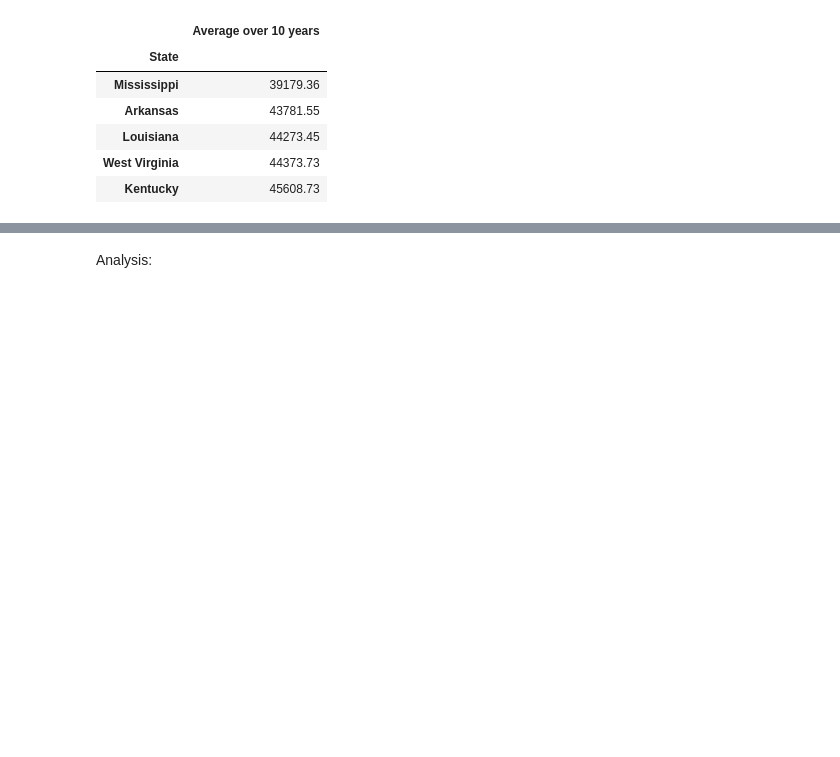
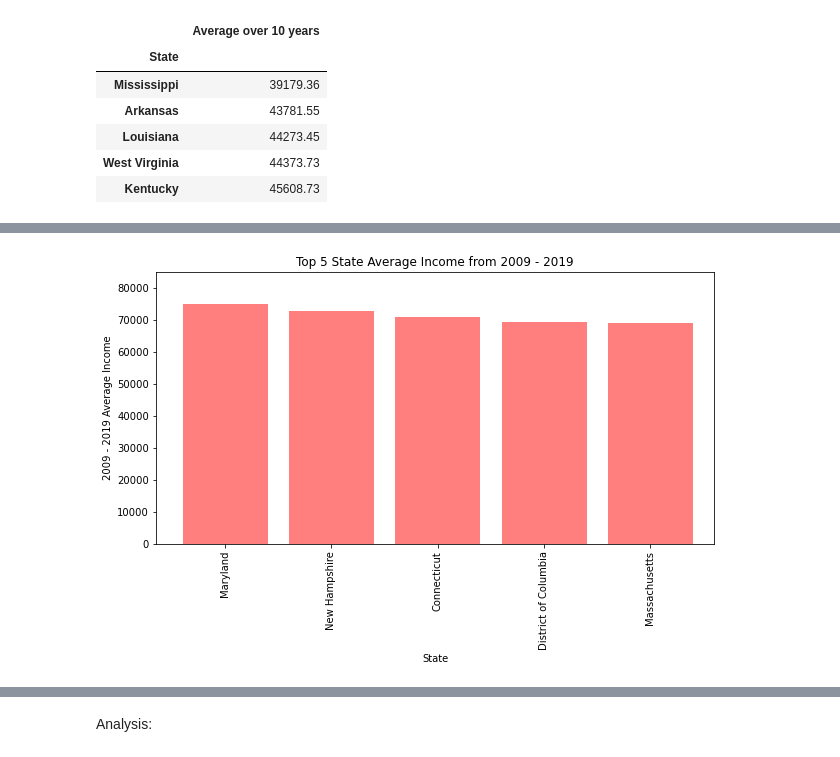
Before and after one commit to josh-acampado/dumbledores_platoon, a Jupyter notebook: Median Income by State.ipynb, the cells around one changed output, grey strips where cells are left out. Drawn from its saved outputs; the diff is of its cells as text; code cells hidden in the pictures; blank space fills up the shorter version.

```diff
--- a/Median Income by State.ipynb
+++ b/Median Income by State.ipynb
@@ -143,7 +155,8 @@ final_average_df
 # %%
 #identify 5 highest average income (sort)
 highest_median_income_df = final_average_df.sort_values(['Average over 10 years'], ascending=False)
-highest_median_income_df.head(5)
+top_5_df = highest_median_income_df.head(5)
+top_5_df
 # %% [output]
 |  | Average over 10 years |
 | State |  |
@@ -187,21 +200,21 @@ NameError: name 'average_df' is not defined
 # %%
 #Visualizations
 
 #bar graph, top 5
 
-x_axis = np.arange(len(average_df))
+x_axis = np.arange(len(top_5_df))
 tick_locations = [value+0.4 for value in x_axis]
-plt.figure(figsize=(20,3))
-plt.bar(x_axis, average_df["Top 5 Average Income"], color='r', alpha=0.5, align="edge")
-plt.xticks(tick_locations, average_df["State"], rotation="vertical")
+plt.figure(figsize=(10,5))
+plt.bar(x_axis, top_5_df["Average over 10 years"], color='r', alpha=0.5, align="edge")
+plt.xticks(tick_locations, top_5_df.index, rotation="vertical")
 plt.xlim(-0.25, len(x_axis))
-plt.ylim(0, max(rain_df["Top 5 Average Income"])+10)
+plt.ylim(0, max(top_5_df["Average over 10 years"])+10000)
 plt.title("Top 5 State Average Income from 2009 - 2019")
 plt.xlabel("State")
 plt.ylabel("2009 - 2019 Average Income")
-plt.tight_layout()
-plt.savefig("top_5_avg_income.png")
 plt.show()
+# %% [output]
+[figure, added]
 # %%
 #Visualizations
 
```
Also changed, not shown: parts of 4 cells of this notebook.
